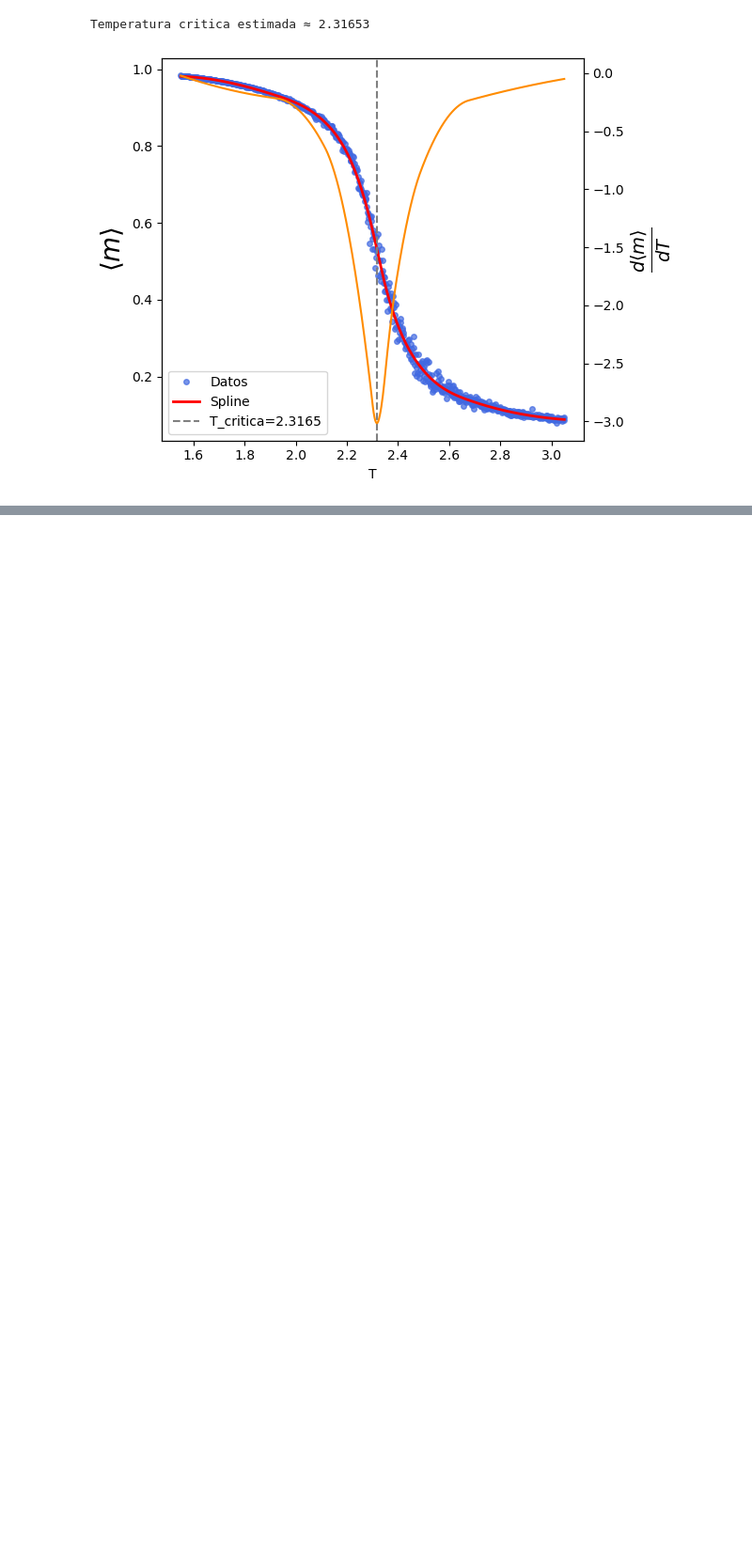
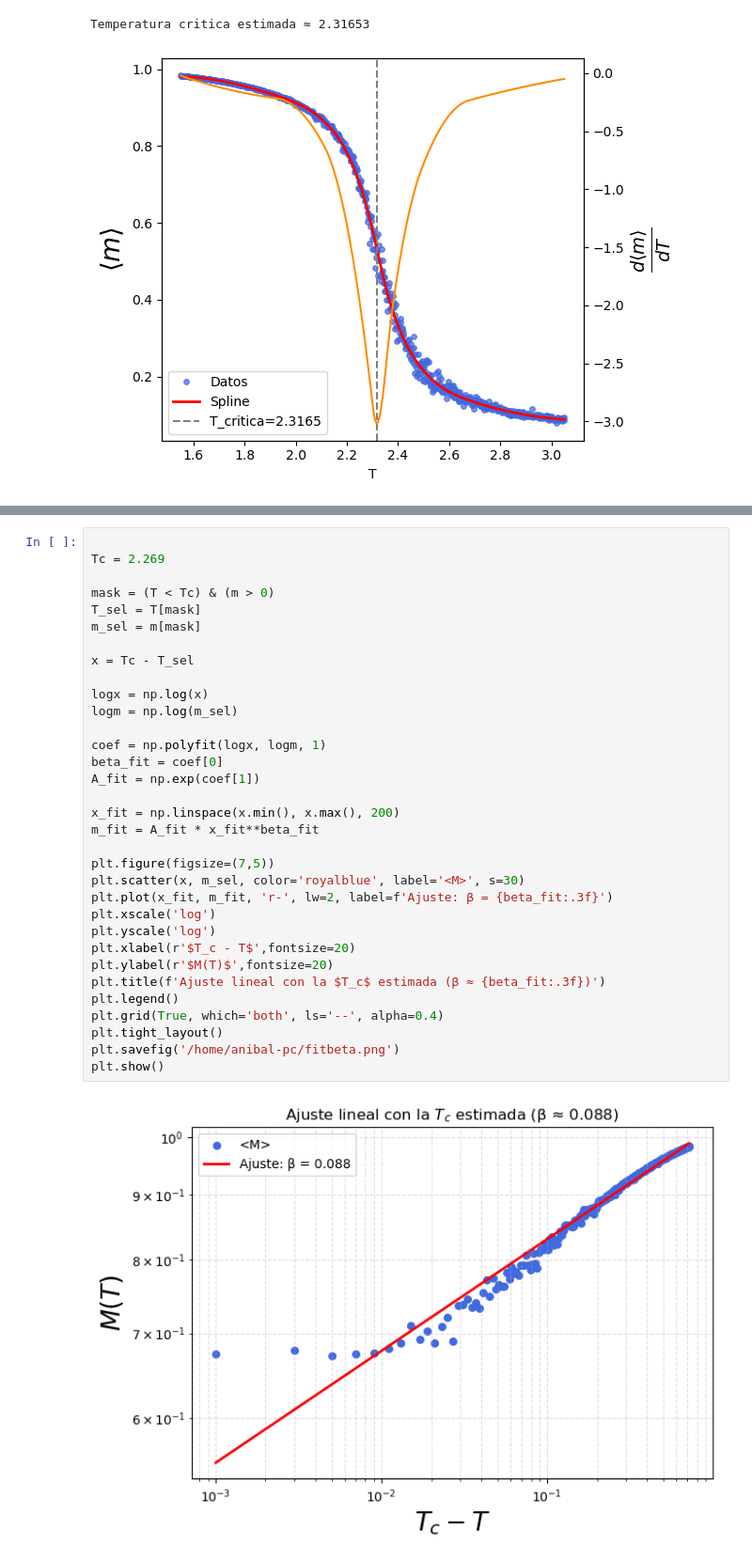
Before and after one commit to anibal-art/sim_com_sabato, a Jupyter notebook: ising2d/valores_medios/valores_medios.ipynb, the cells around one changed output, grey strips where cells are left out. Shown: that part at 94% size. Saved outputs shown, nothing was run; the diff lists cells and outputs as text; blank space fills up the shorter version.

```diff
--- a/ising2d/valores_medios/valores_medios.ipynb
+++ b/ising2d/valores_medios/valores_medios.ipynb
@@ -115,0 +159,35 @@ Temperatura critica estimada ≈ 2.31653
+# %%
+
+Tc = 2.269
+
+mask = (T < Tc) & (m > 0)
+T_sel = T[mask]
+m_sel = m[mask]
+
+x = Tc - T_sel
+
+logx = np.log(x)
+logm = np.log(m_sel)
+
+coef = np.polyfit(logx, logm, 1)
+beta_fit = coef[0]
+A_fit = np.exp(coef[1])
+
+x_fit = np.linspace(x.min(), x.max(), 200)
+m_fit = A_fit * x_fit**beta_fit
+
+plt.figure(figsize=(7,5))
+plt.scatter(x, m_sel, color='royalblue', label='<M>', s=30)
+plt.plot(x_fit, m_fit, 'r-', lw=2, label=f'Ajuste: β = {beta_fit:.3f}')
+plt.xscale('log')
+plt.yscale('log')
+plt.xlabel(r'$T_c - T$',fontsize=20)
+plt.ylabel(r'$M(T)$',fontsize=20)
+plt.title(f'Ajuste lineal con la $T_c$ estimada (β ≈ {beta_fit:.3f})')
+plt.legend()
+plt.grid(True, which='both', ls='--', alpha=0.4)
+plt.tight_layout()
+plt.savefig('/home/anibal-pc/fitbeta.png')
+plt.show()
+# %% [output]
+[figure, added]
```
Also changed, not shown: parts of 2 cells of this notebook.
